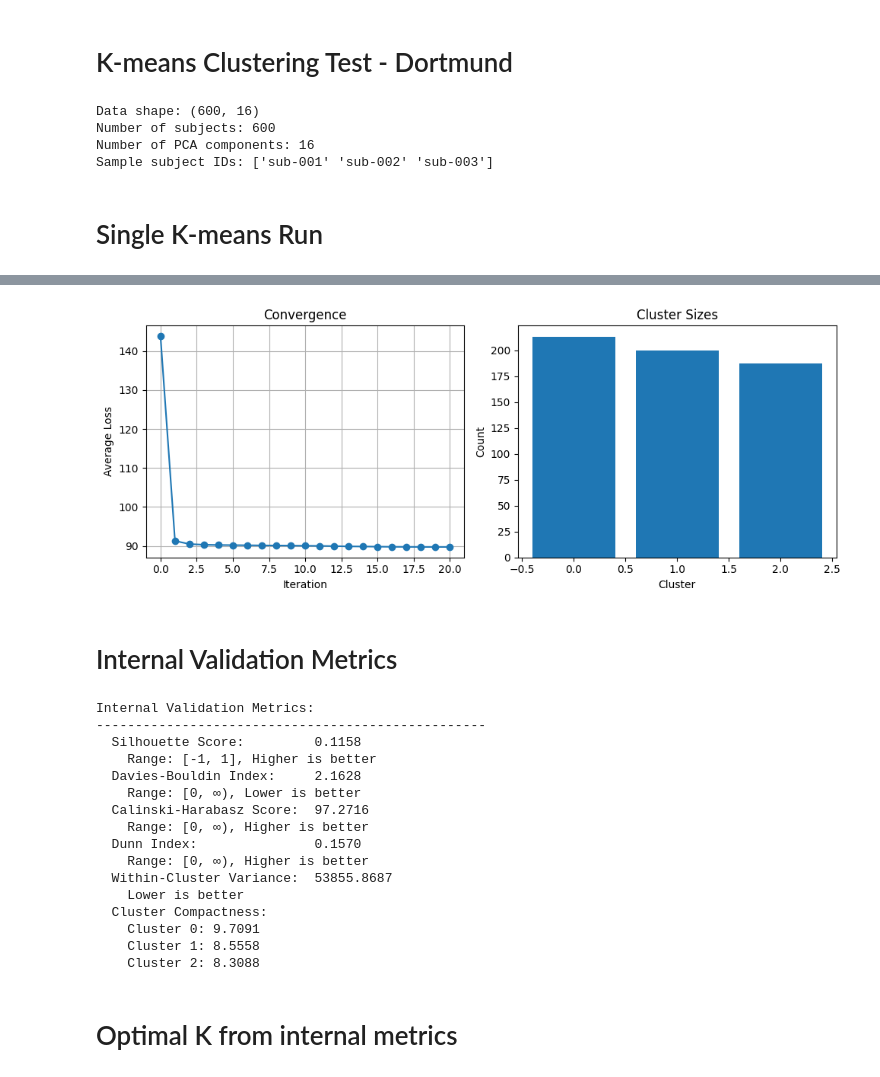
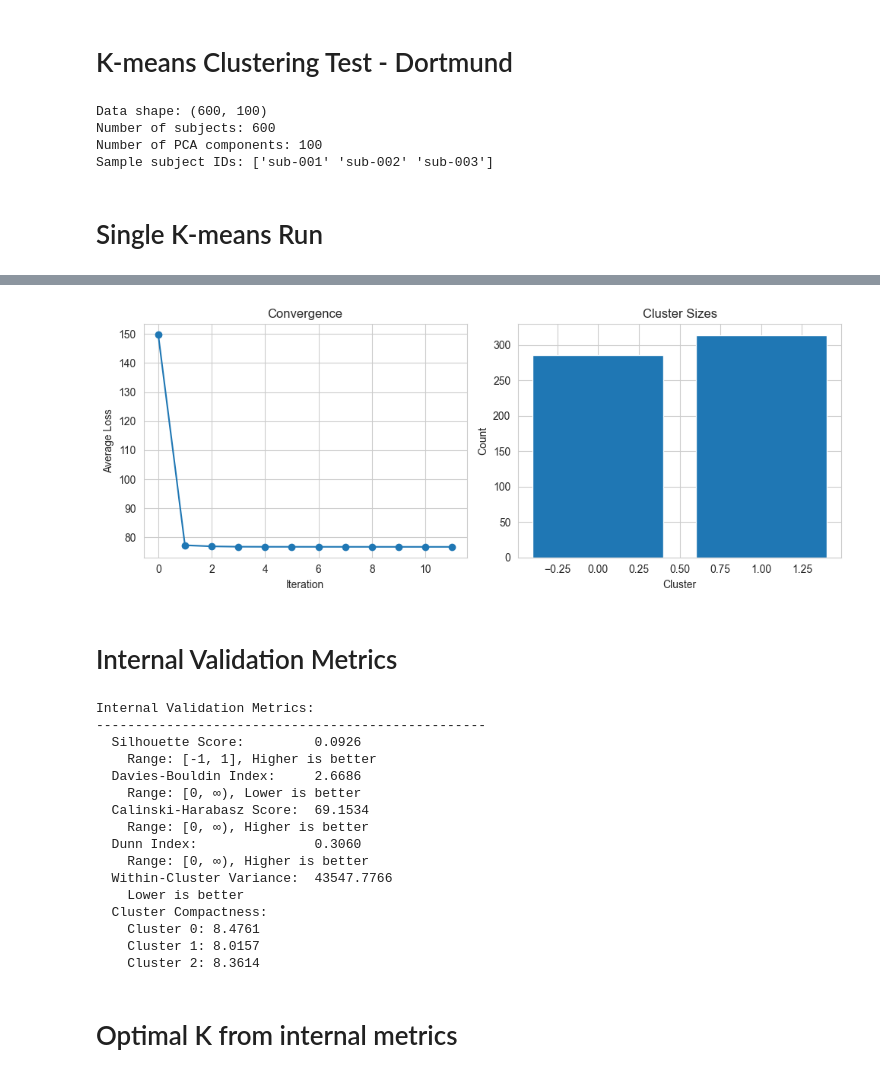
Before and after one commit to xandime/EEG_cluster_detection, a Jupyter notebook: k-mean-testing.ipynb, the cells around one changed output, grey strips where cells are left out. Cells and saved outputs as stored; diff of their text form; code cells hidden in the pictures.

```diff
--- a/k-mean-testing.ipynb
+++ b/k-mean-testing.ipynb
@@ -9,7 +9,7 @@ from metrics.internal_metrics import compute_all_metrics, print_metrics
 # %%
 # Load PCA-transformed data (subjects × PCs)
 # Note: Use dortmund_pca_transformed.csv (not dortmund_pca_loadings.csv)
-data = pd.read_csv('dataset/dortmund_pca_transformed.csv', index_col=0)
+data = pd.read_csv('dataset/Dortmund_features_preprocessed.csv', index_col=0)
 features = data.values
 subject_ids = data.index.values
 
@@ -18,14 +18,14 @@ print(f"Number of subjects: {len(subject_ids)}")
 print(f"Number of PCA components: {features.shape[1]}")
 print(f"Sample subject IDs: {subject_ids[:3]}")
 # %% [output]
-Data shape: (600, 16)
+Data shape: (600, 100)
 Number of subjects: 600
-Number of PCA components: 16
+Number of PCA components: 100
 Sample subject IDs: ['sub-001' 'sub-002' 'sub-003']
 # %% [markdown]
 # Single K-means Run
 # %%
-result = kmeans(features, k=3, max_iters=100, threshold=1e-5,
+result = kmeans(features, k=2, max_iters=100, threshold=1e-5,
                 verbose=True, random_state=42)
 
 print(f"\nConverged: {result['converged']}")
@@ -70,4 +71,4 @@ Cluster sizes: [213 200 187]
-[figure, old version]
+[figure, new version]
 # %% [markdown]
 # Internal Validation Metrics
 # %%
@@ -76,20 +77,20 @@ print_metrics(metrics)
 # %% [output]
 Internal Validation Metrics:
 --------------------------------------------------
-  Silhouette Score:         0.1158
+  Silhouette Score:         0.0926
     Range: [-1, 1], Higher is better
-  Davies-Bouldin Index:     2.1628
+  Davies-Bouldin Index:     2.6686
     Range: [0, ∞), Lower is better
-  Calinski-Harabasz Score:  97.2716
+  Calinski-Harabasz Score:  69.1534
     Range: [0, ∞), Higher is better
-  Dunn Index:               0.1570
+  Dunn Index:               0.3060
     Range: [0, ∞), Higher is better
-  Within-Cluster Variance:  53855.8687
+  Within-Cluster Variance:  43547.7766
     Lower is better
   Cluster Compactness:
-    Cluster 0: 9.7091
-    Cluster 1: 8.5558
-    Cluster 2: 8.3088
+    Cluster 0: 8.4761
+    Cluster 1: 8.0157
+    Cluster 2: 8.3614
 # %% [markdown]
 # Optimal K from internal metrics
 # %%
```
Also changed, not shown: parts of 6 cells of this notebook, 5 other files.
